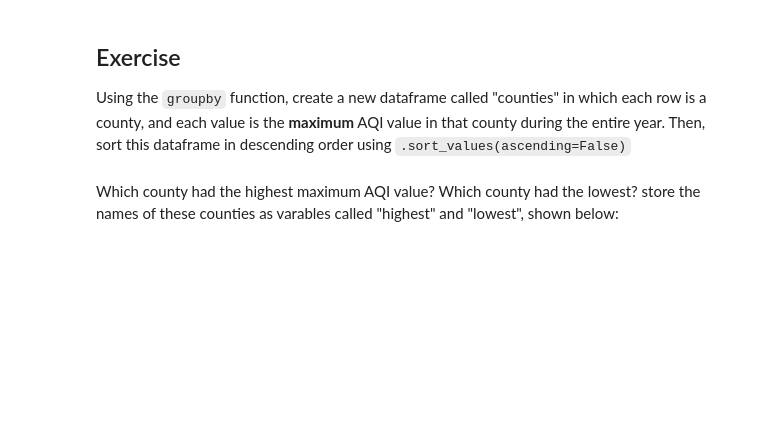
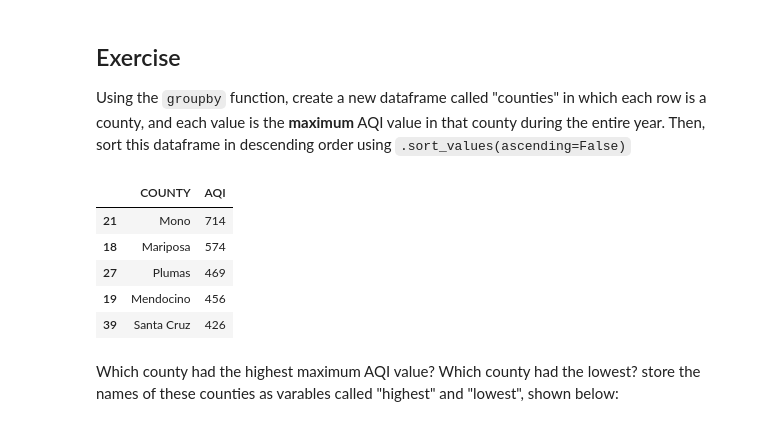
Before and after one commit to Wendy-915/QM2, a Jupyter notebook: notebooks/W03. Spatial Data.ipynb, the cells around one changed output. Cells and saved outputs as stored; diff of their text form; code cells hidden in the pictures; blank space fills up the shorter version.

```diff
--- a/notebooks/W03. Spatial Data.ipynb
+++ b/notebooks/W03. Spatial Data.ipynb
@@ -215,6 +237,17 @@ county_daily
 ## Exercise
 
 Using the `groupby` function, create a new dataframe called "counties" in which each row is a county, and each value is the **maximum** AQI value in that county during the entire year. Then, sort this dataframe in descending order using `.sort_values(ascending=False)`
+# %%
+counties = df.groupby('COUNTY')['AQI'].max().reset_index()
+counties = counties.sort_values(by='AQI', ascending=False)
+counties.head()
+# %% [output]
+|  | COUNTY | AQI |
+| 21 | Mono | 714 |
+| 18 | Mariposa | 574 |
+| 27 | Plumas | 469 |
+| 19 | Mendocino | 456 |
+| 39 | Santa Cruz | 426 |
 # %% [markdown]
 Which county had the highest maximum AQI value? Which county had the lowest? store the names of these counties as varables called "highest" and "lowest", shown below:
 # %%
```
Also changed, not shown: parts of 6 cells of this notebook.
